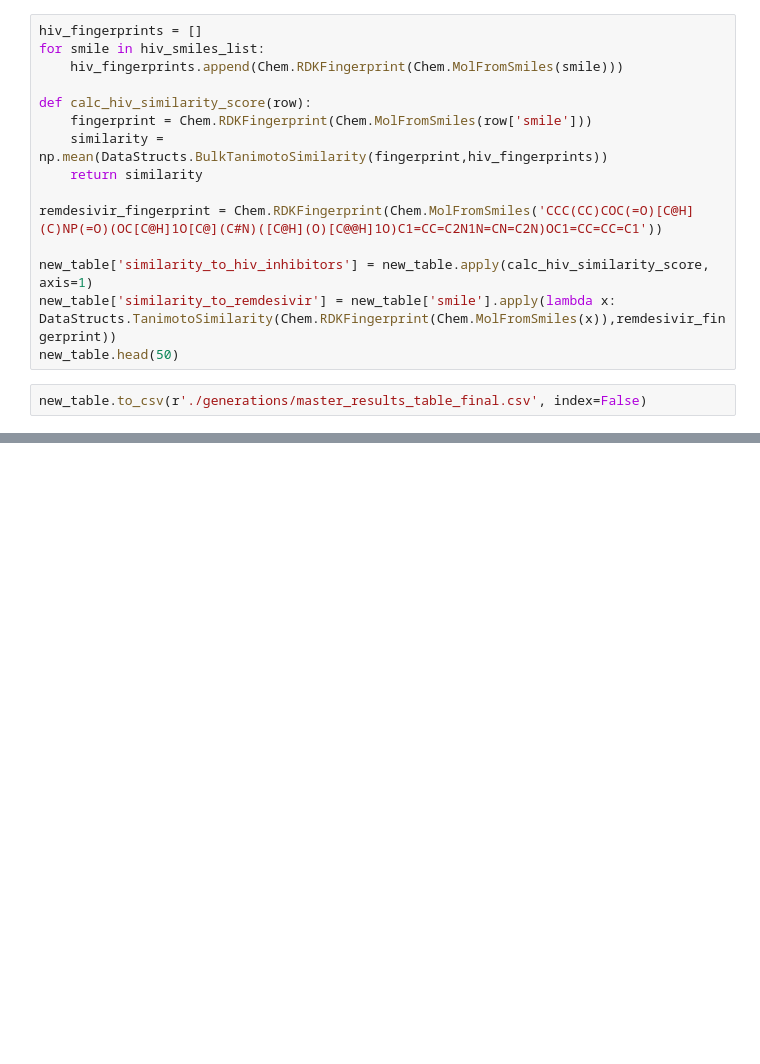
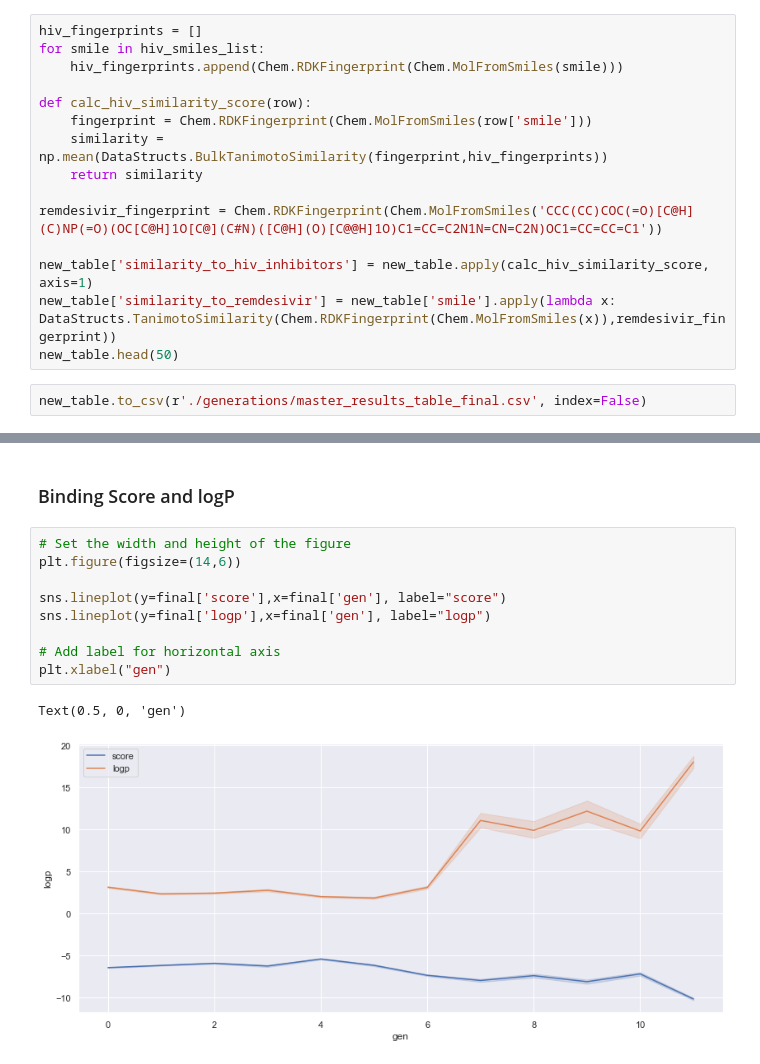
Before and after one commit to forkwell-io/fch-drug-discovery, a Jupyter notebook: Final Results.ipynb, the cells around one changed output, grey strips where cells are left out. Cells and saved outputs as stored; diff of their text form; blank space fills up the shorter version.

```diff
--- a/Final Results.ipynb
+++ b/Final Results.ipynb
@@ -154,0 +194,14 @@ new_table.to_csv(r'./generations/master_results_table_final.csv', index=False)
+# %% [markdown]
+### Binding Score and logP
+# %%
+# Set the width and height of the figure
+plt.figure(figsize=(14,6))
+
+sns.lineplot(y=final['score'],x=final['gen'], label="score")
+sns.lineplot(y=final['logp'],x=final['gen'], label="logp")
+
+# Add label for horizontal axis
+plt.xlabel("gen")
+# %% [output]
+Text(0.5, 0, 'gen')
+[figure, added]
```
Also changed, not shown: parts of 28 cells of this notebook, 37 other files.
